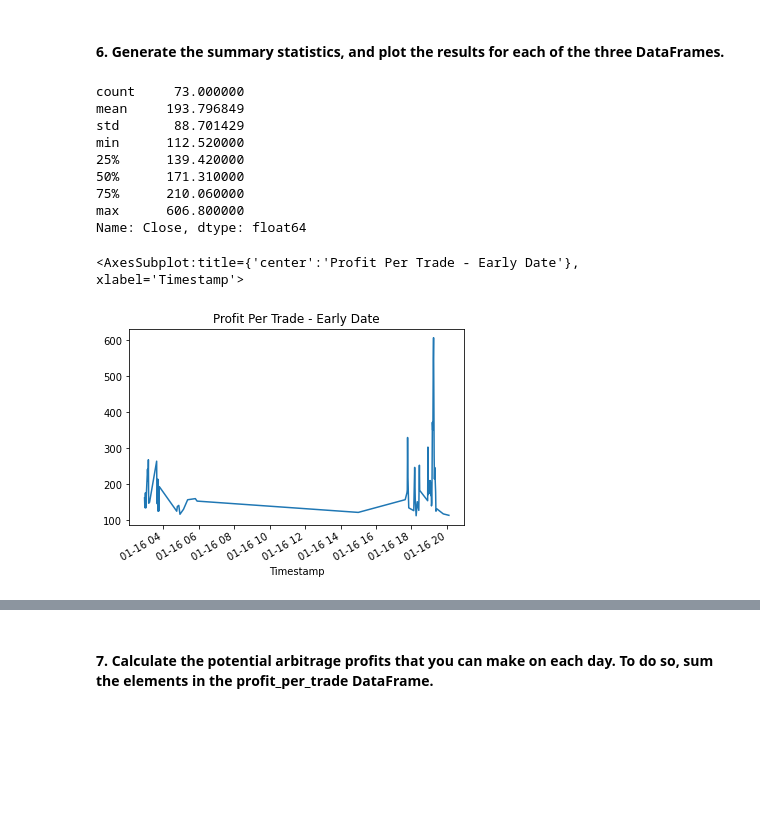
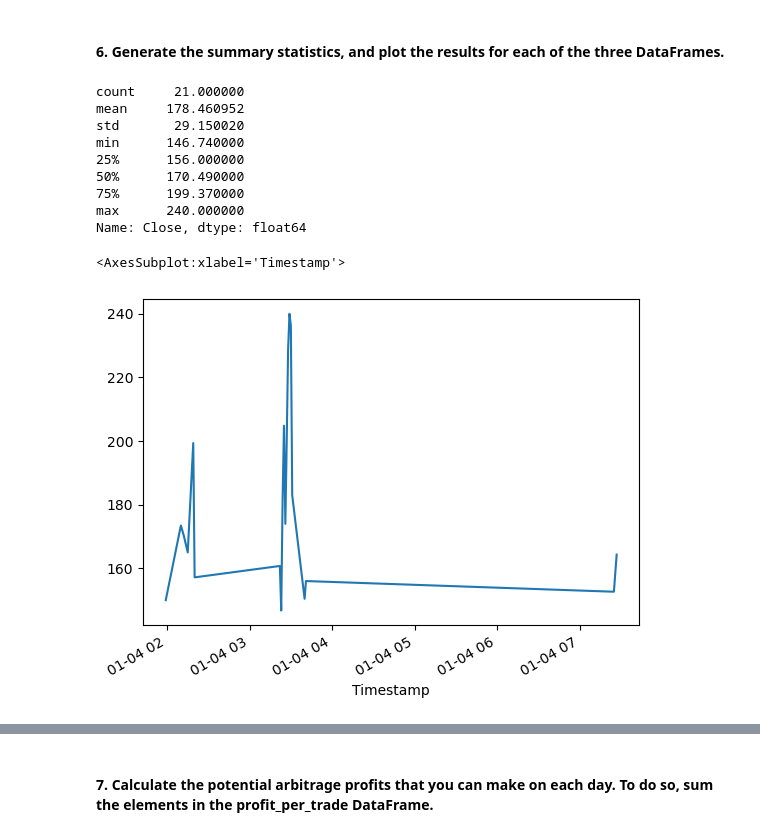
Before and after one commit to djohnst914/Bitcoin_Arbitrage_Opportunities, a Jupyter notebook: crypto_arbitrage.ipynb, the cells around one changed output, grey strips where cells are left out. Cells and saved outputs as stored; diff of their text form; code cells hidden in the pictures; blank space fills up the shorter version.

Commit message:
generate summ stats/plot for each df

```diff
--- a/crypto_arbitrage.ipynb
+++ b/crypto_arbitrage.ipynb
@@ -767,20 +767,20 @@ Name: Close, dtype: float64
 #### 6. Generate the summary statistics, and plot the results for each of the three DataFrames.
 # %%
 # Generate the summary statistics for the early profit per trade DataFrame
-# YOUR CODE HERE
+profit_per_trade_early.describe()
 # %% [output]
-count     73.000000
-mean     193.796849
-std       88.701429
-min      112.520000
-25%      139.420000
-50%      171.310000
-75%      210.060000
-max      606.800000
+count     21.000000
+mean     178.460952
+std       29.150020
+min      146.740000
+25%      156.000000
+50%      170.490000
+75%      199.370000
+max      240.000000
 Name: Close, dtype: float64
 # %%
 # Plot the results for the early profit per trade DataFrame
-# YOUR CODE HERE
+profit_per_trade_early.plot()
 # %% [output]
-<AxesSubplot:title={'center':'Profit Per Trade - Early Date'}, xlabel='Timestamp'>
+<AxesSubplot:xlabel='Timestamp'>
-[figure, old version]
+[figure, new version]
```
Also changed, not shown: parts of 4 cells of this notebook.
